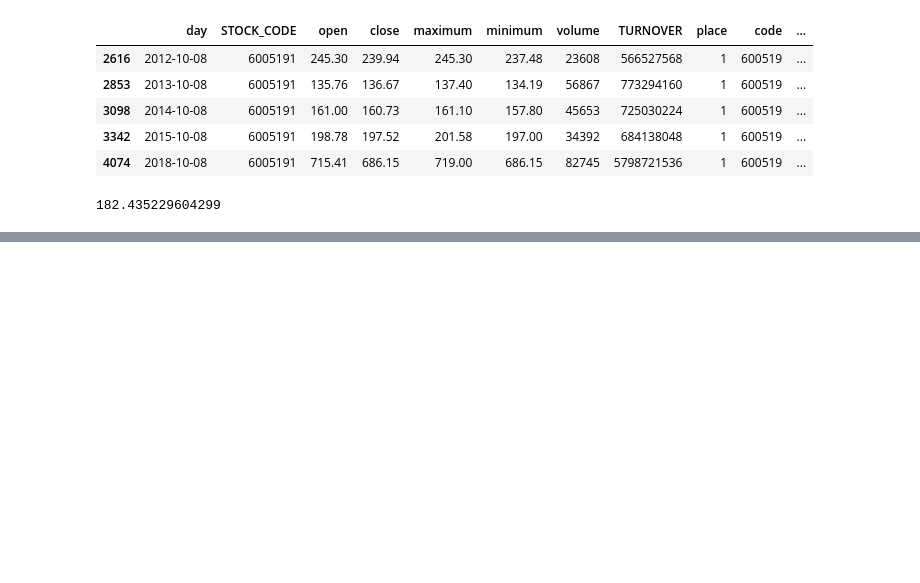
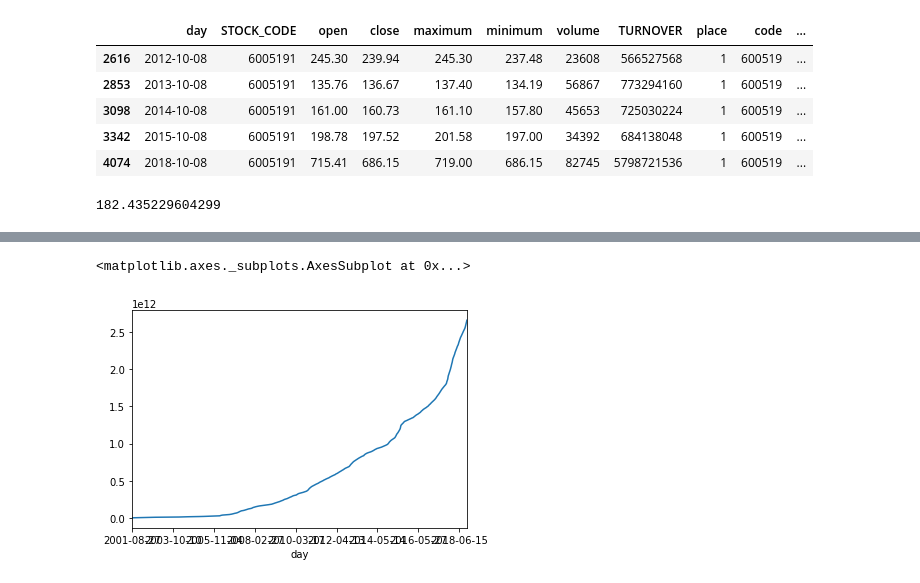
Before and after one commit to articuly/Self-study, a Jupyter notebook: Python数据分析通关攻略/读取单个股票数据.ipynb, the cells around one changed output, grey strips where cells are left out. Drawn from its saved outputs; the diff is of its cells as text; code cells hidden in the pictures; blank space fills up the shorter version.

```diff
--- a/Python数据分析通关攻略/读取单个股票数据.ipynb
+++ b/Python数据分析通关攻略/读取单个股票数据.ipynb
@@ -150,0 +149,6 @@ df_gzmt['close'].idxmax(axis=0)
+# %%
+df_mt=pd.read_csv(file,encoding='utf-8',index_col=0)
+df_mt
+df_mt.index
+df_mt.index.name
+df_mt.columns
@@ -150,0 +157,8 @@ df_gzmt['close'].idxmax(axis=0)
+# %%
+# 通过索引名字进行遍历,这里仅做演示，程序里增加了break，只打印第一轮循环
+for day in df_mt.index:
+    row=df_mt.loc[day]
+    print(row)
+    print('type is',type(row))
+    print("{0} GZMT close price is {1} yuan".format(day,row['close']))
+    break
@@ -150,0 +201,7 @@ df_gzmt['close'].idxmax(axis=0)
+# %%
+# 内置的itertuples()和iterrows()等方法 ，是类似于迭代器的yield用法，一次产生一行的生成器
+for index,row in df_mt.iterrows():
+    print(index)
+    print(row)
+    print(type(row))
+    break
@@ -150,0 +259,19 @@ df_gzmt['close'].idxmax(axis=0)
+# %%
+# 手动实现累计和的运算
+%matplotlib inline
+import matplotlib as plt
+# 第一步：逐行计算累积值
+df=pd.read_csv(file,encoding='utf-8',index_col=0)
+cum_sum=[]
+_last_cum=0
+for index,row in df.iterrows():
+    tmp=row['TURNOVER']+_last_cum
+    cum_sum.append(tmp)
+    _last_cum=tmp
+# 新增一列，并用上一步的结果赋值
+df['Turnover_CUMSUM']=cum_sum
+# 第三步：可视化效果
+df['Turnover_CUMSUM'].plot()
+# %% [output]
+<matplotlib.axes._subplots.AxesSubplot at 0x...>
+[figure, added]
```
Also changed, not shown: parts of 8 cells of this notebook.
